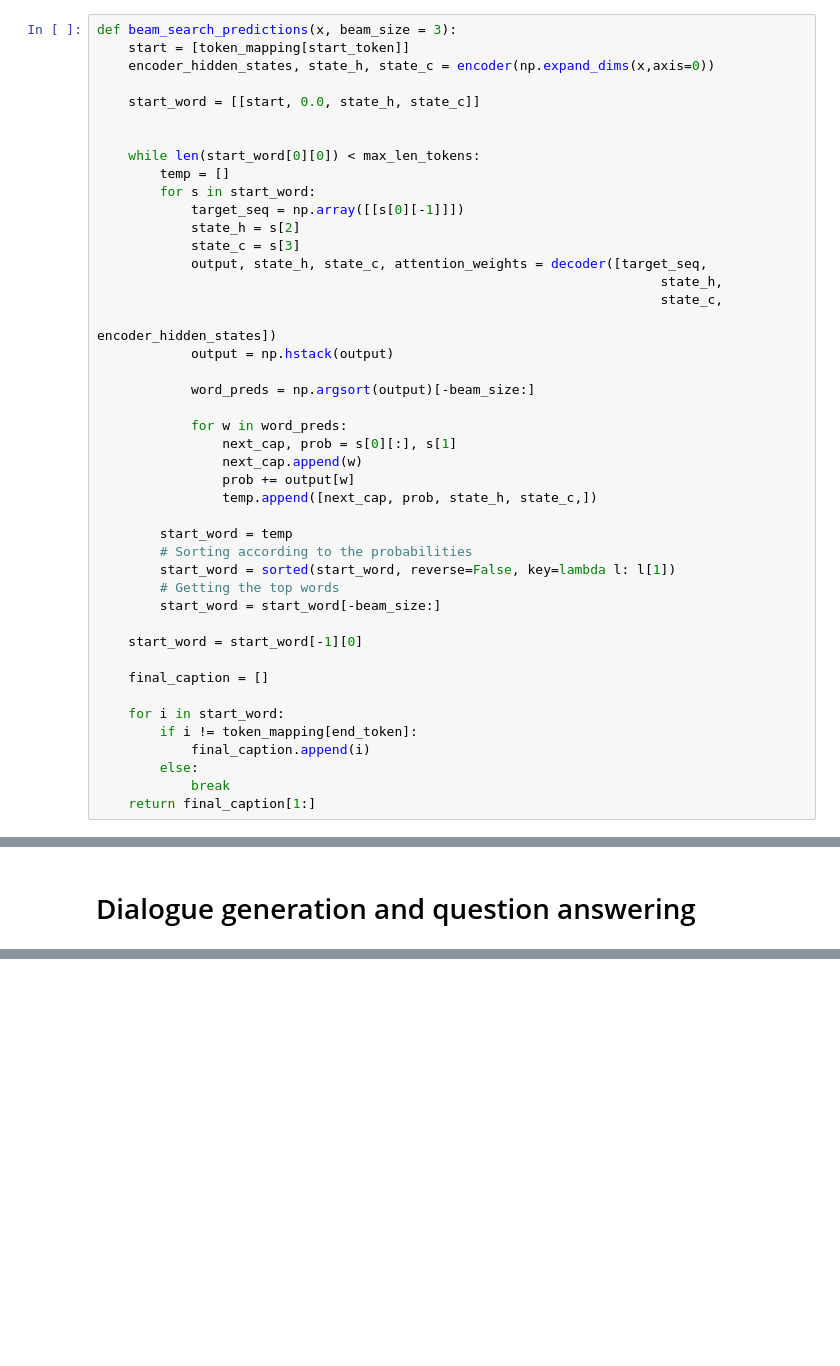
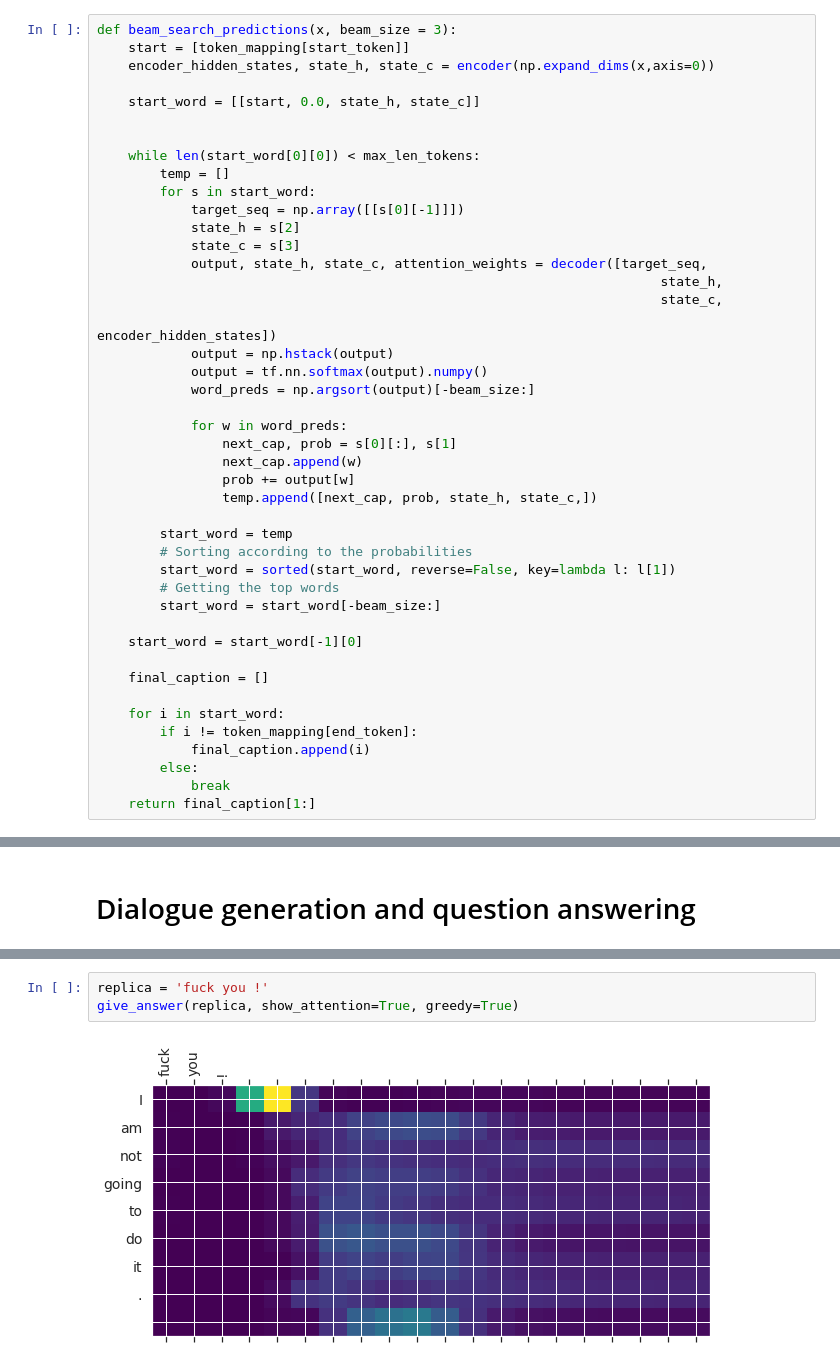
Before and after one commit to HikkaV/Neural-conversational-bot, a Jupyter notebook: notebooks/training.ipynb, the cells around one changed output, grey strips where cells are left out. Drawn from its saved outputs; the diff is of its cells as text; blank space fills up the shorter version.

```diff
--- a/notebooks/training.ipynb
+++ b/notebooks/training.ipynb
@@ -387,7 +405,7 @@ def beam_search_predictions(x, beam_size = 3):
                                                                         state_c,
                                                                         encoder_hidden_states])
             output = np.hstack(output)
-
+            output = tf.nn.softmax(output).numpy()
             word_preds = np.argsort(output)[-beam_size:]
 
             for w in word_preds:
@@ -777,0 +873,5 @@ Bot beam search answer : no .
+# %%
+replica = 'fuck you !'
+give_answer(replica, show_attention=True, greedy=True)
+# %% [output]
+[figure, added]
```
Also changed, not shown: parts of 27 cells of this notebook, 1 other file.
